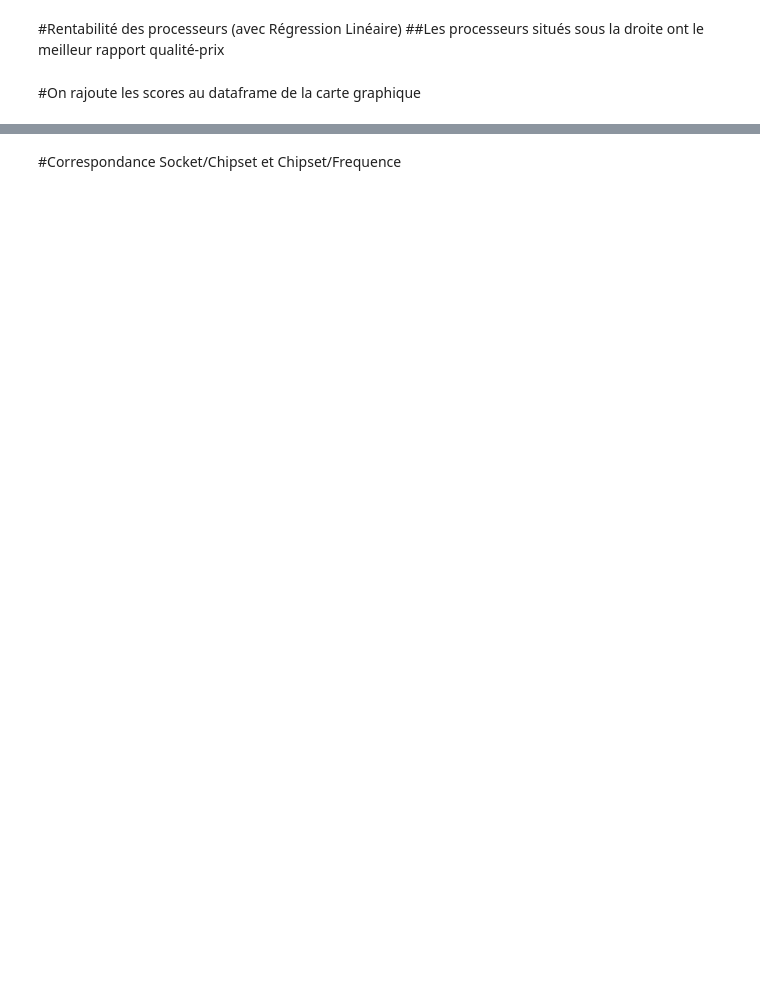
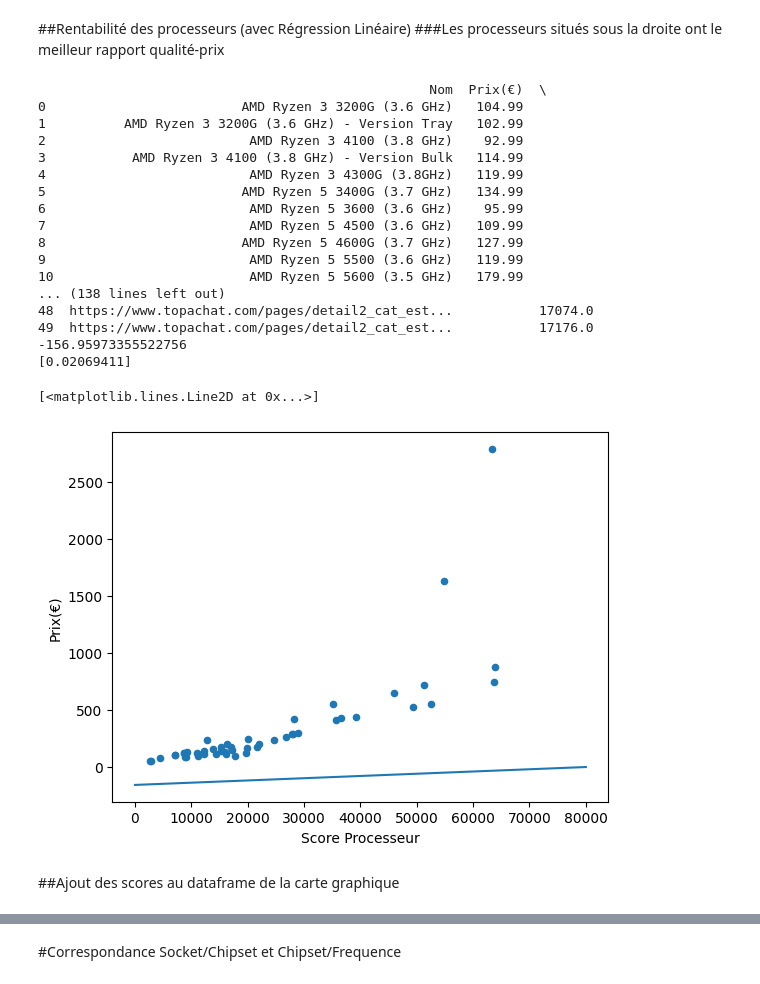
Before and after one commit to ghost-hikaru/Data_Engineering, a Jupyter notebook: Project/de_benchmark.ipynb, the cells around one changed output, grey strips where cells are left out. Saved outputs shown, nothing was run; the diff lists cells and outputs as text; code cells hidden in the pictures; blank space fills up the shorter version.

Commit message:
ajout du site et du collab

```diff
--- a/Project/de_benchmark.ipynb
+++ b/Project/de_benchmark.ipynb
@@ -383,0 +53,23 @@ dataframe_topachat_processeur_2
+# %%
+# Fonction pour extraire les informations d'un produit
+def get_topachat_products(url):
+    # Récupération de la page web
+    page = requests.get(url)
+    # Analyse de la page web
+    soup = BeautifulSoup(page.content, 'html.parser')
+    # Récupération de tous les produits sur la page
+    products = soup.find_all('div', class_='vue-recycle-scroller__item-view')
+    # Extraction des informations pour chaque produit
+    products_info = [{'Nom': p.find('h3', class_='pl-product__label').text.strip(),
+                      'Prix(€)': p.find('span', class_='offer-price__price offer-price__price--compact').text.strip(),
+                      'Informations Supplementaires': p.find('div', class_='pl-product__sublabel').text.strip(),
+                      'Reference url': 'https://www.topachat.com'+p.find('a', class_='product-list__product custom-link')['href']} for p in products]
+    # Création d'un dataframe à partir des informations extraites
+    df = pd.DataFrame(products_info)
+    return df
+#'Image':p.find('picture', class_='product-main-image pl-product__image').find('img')['src']
+url = 'https://www.topachat.com/pages/produits_catalog_est_micro_puis_category_est_wpr_puis_ordre_est_A_puis_sens_est_ASC.html'
+df = pd.DataFrame(get_topachat_products(url))
+
+# Affichage du dataframe
+#print(df['Image'][0])
@@ -383,0 +139,10 @@ dataframe_topachat_processeur_2
+# %%
+#Création du dataframe des processeurs et ajout
+print("Début du chargement de la page des processeurs")
+page_url_processeur = "https://www.topachat.com/pages/produits_cat_est_micro_puis_rubrique_est_wpr_puis_ordre_est_L_puis_sens_est_ASC.html"
+dataframe_topachat_processeur = get_topachat_products(page_url_processeur)
+dataframe_topachat_processeur['Prix(€)'] = dataframe_topachat_processeur['Prix(€)'].str.replace(r'[^\d.]+', '', regex=True).astype(float)
+print(dataframe_topachat_processeur)
+print("Les données sont elles uniques ? : "+str(dataframe_donnee_unique(dataframe_topachat_processeur)))
+print("Fin de la page des processeurs\n")
+#dataframe_topachat_processeur.to_csv('proc.csv', index = True)
@@ -394,14 +947,35 @@ print(dataframe_topachat_processeur)
 # %% [markdown]
-#Rentabilité des processeurs (avec Régression Linéaire)
-##Les processeurs situés sous la droite ont le meilleur rapport qualité-prix
+##Rentabilité des processeurs (avec Régression Linéaire)
+###Les processeurs situés sous la droite ont le meilleur rapport qualité-prix
 # %%
 dataframe_topachat_processeur_2.plot(x="Score Processeur", y="Prix(€)", kind="scatter")
 modeleRegression_processeur = LinearRegression()
 modeleRegression_processeur.fit(np.array(dataframe_topachat_processeur_2['Score Processeur']).reshape(-1,1), dataframe_topachat_processeur_2['Prix(€)'])
 
+print(dataframe_topachat_processeur_2)
 print(modeleRegression_processeur.intercept_)
 print(modeleRegression_processeur.coef_)
 
-plt.plot([0,80000],[modeleRegression_processeur.intercept_, modeleRegression_processeur.coef_*80000])
+plt.plot([0,80000],[modeleRegression_processeur.intercept_, modeleRegression_processeur.coef_])
+# %% [output]
+                                                  Nom  Prix(€)  \
+0                         AMD Ryzen 3 3200G (3.6 GHz)   104.99
+1          AMD Ryzen 3 3200G (3.6 GHz) - Version Tray   102.99
+2                          AMD Ryzen 3 4100 (3.8 GHz)    92.99
+3           AMD Ryzen 3 4100 (3.8 GHz) - Version Bulk   114.99
+4                          AMD Ryzen 3 4300G (3.8GHz)   119.99
+5                         AMD Ryzen 5 3400G (3.7 GHz)   134.99
+6                          AMD Ryzen 5 3600 (3.6 GHz)    95.99
+7                          AMD Ryzen 5 4500 (3.6 GHz)   109.99
+8                         AMD Ryzen 5 4600G (3.7 GHz)   127.99
+9                          AMD Ryzen 5 5500 (3.6 GHz)   119.99
+10                         AMD Ryzen 5 5600 (3.5 GHz)   179.99
+... (138 lines left out)
+48  https://www.topachat.com/pages/detail2_cat_est...           17074.0
+49  https://www.topachat.com/pages/detail2_cat_est...           17176.0
+-156.95973355522756
+[0.02069411]
+[<matplotlib.lines.Line2D at 0x...>]
+[figure, added]
 # %% [markdown]
-#On rajoute les scores au dataframe de la carte graphique
+##Ajout des scores au dataframe de la carte graphique
```
Also changed, not shown: parts of 138 cells of this notebook, 18 other files.
